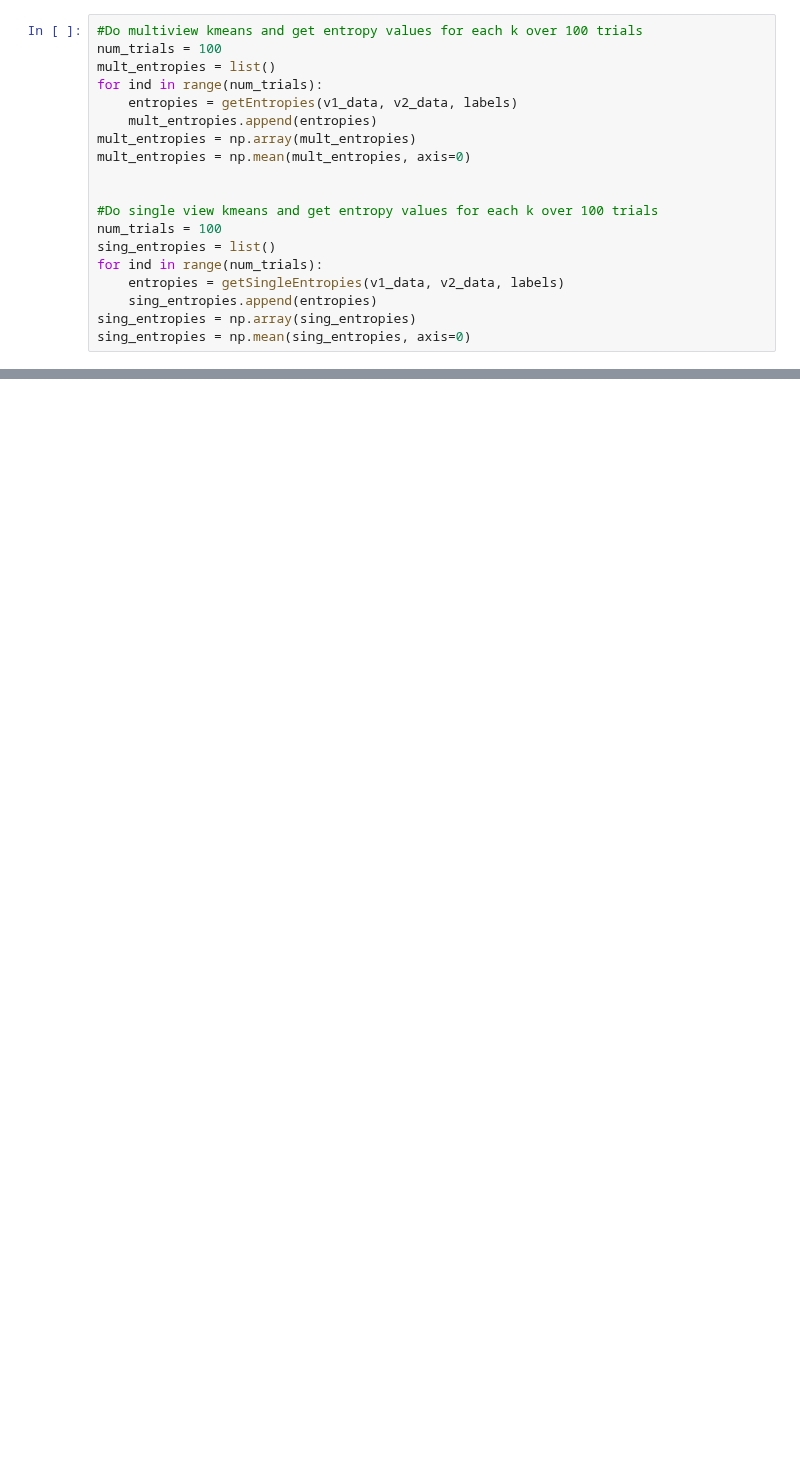
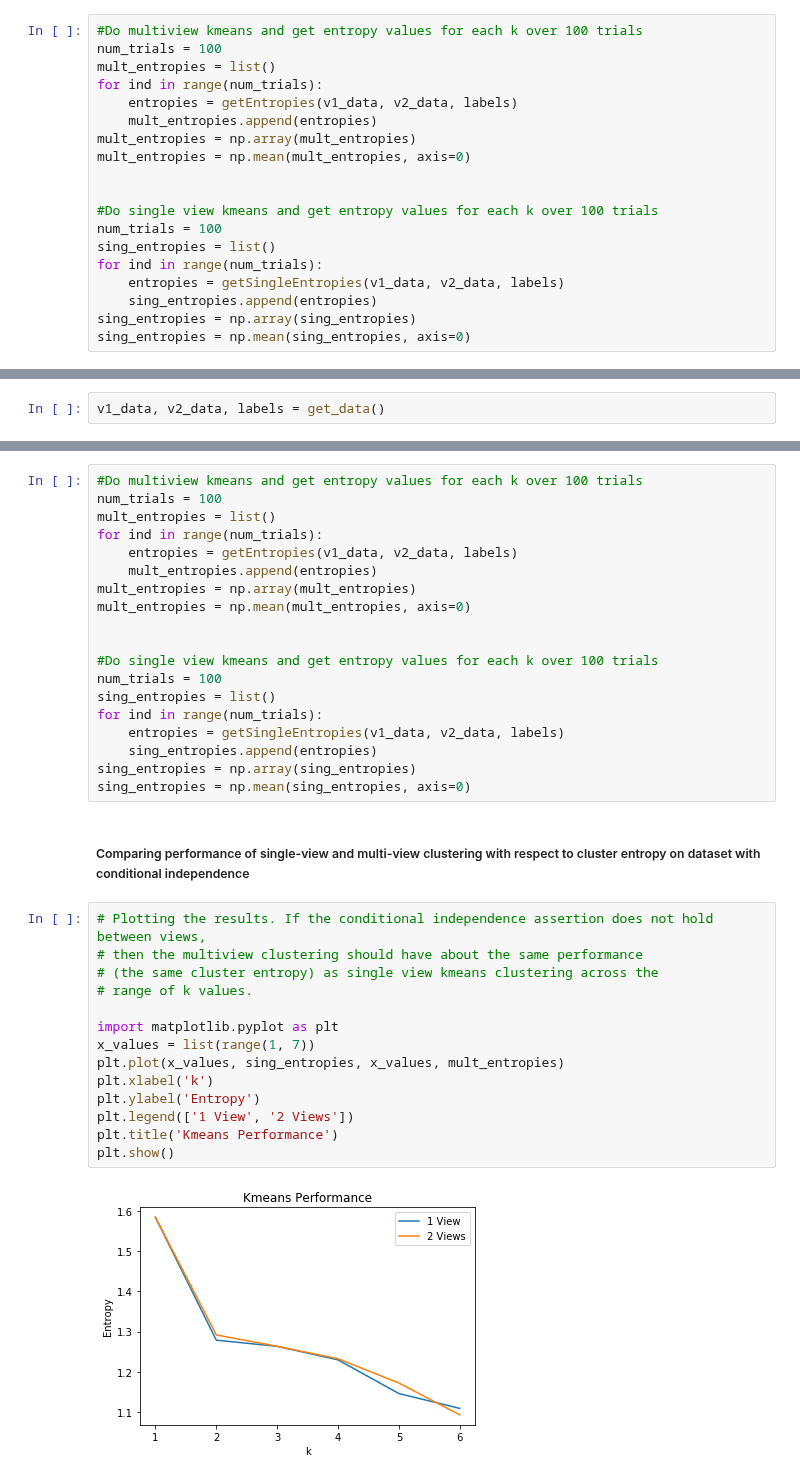
Before and after one commit to mvlearn/mvlearn, a Jupyter notebook: MultiviewKmeansCondIndependenceValidation.ipynb, the cells around one changed output, grey strips where cells are left out. Cells and saved outputs as stored; diff of their text form; blank space fills up the shorter version.

```diff
--- a/MultiviewKmeansCondIndependenceValidation.ipynb
+++ b/MultiviewKmeansCondIndependenceValidation.ipynb
@@ -145,0 +214,2 @@ plt.show()
+# %%
+v1_data, v2_data, labels = get_data()
@@ -145,0 +218,37 @@ plt.show()
+# %%
+#Do multiview kmeans and get entropy values for each k over 100 trials
+num_trials = 100
+mult_entropies = list()
+for ind in range(num_trials):
+    entropies = getEntropies(v1_data, v2_data, labels)
+    mult_entropies.append(entropies)
+mult_entropies = np.array(mult_entropies)
+mult_entropies = np.mean(mult_entropies, axis=0)
+
+
+#Do single view kmeans and get entropy values for each k over 100 trials
+num_trials = 100
+sing_entropies = list()
+for ind in range(num_trials):
+    entropies = getSingleEntropies(v1_data, v2_data, labels)
+    sing_entropies.append(entropies)
+sing_entropies = np.array(sing_entropies)
+sing_entropies = np.mean(sing_entropies, axis=0)
+# %% [markdown]
+##### Comparing performance of single-view and multi-view clustering with respect to cluster entropy on dataset with conditional independence
+# %%
+# Plotting the results. If the conditional independence assertion does not hold between views,
+# then the multiview clustering should have about the same performance
+# (the same cluster entropy) as single view kmeans clustering across the
+# range of k values.
+
+import matplotlib.pyplot as plt
+x_values = list(range(1, 7))
+plt.plot(x_values, sing_entropies, x_values, mult_entropies)
+plt.xlabel('k')
+plt.ylabel('Entropy')
+plt.legend(['1 View', '2 Views'])
+plt.title('Kmeans Performance')
+plt.show()
+# %% [output]
+[figure, added]
```
Also changed, not shown: parts of 11 cells of this notebook, 2 other files.
